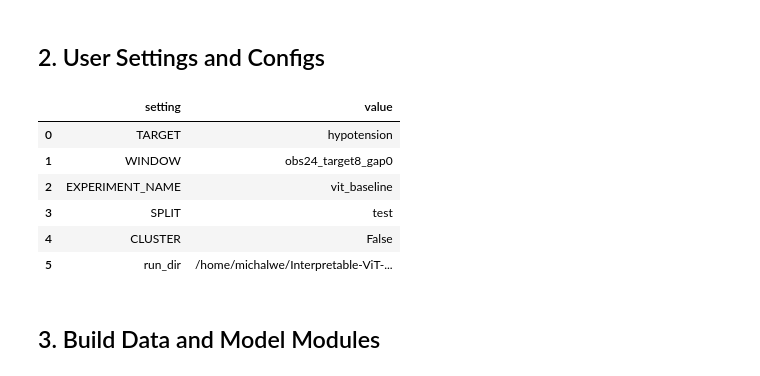
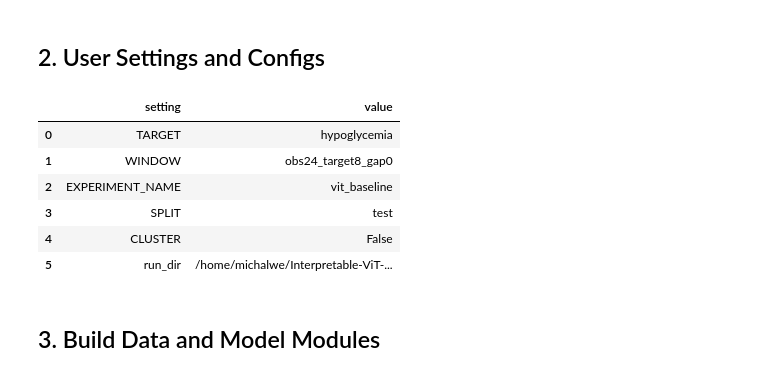
Before and after one commit to MichalWeisman/Interpretable-ViT-for-Timeseries, a Jupyter notebook: notebooks/mimic_targets/unified_mimic_target_workflow.ipynb, the cells around one changed output. Saved outputs shown, nothing was run; the diff lists cells and outputs as text; code cells hidden in the pictures.

```diff
--- a/notebooks/mimic_targets/unified_mimic_target_workflow.ipynb
+++ b/notebooks/mimic_targets/unified_mimic_target_workflow.ipynb
@@ -56,7 +56,7 @@ logger.info("Project root: %s", PROJECT_ROOT)
 # %% [markdown]
 ## 2. User Settings and Configs
 # %%
-TARGET = "hypokalemia"
+TARGET = "hypoglycemia"
 WINDOW = "obs24_target8_gap0"
 EXPERIMENT_NAME = "vit_baseline"
 SPLIT = "test"
@@ -83,34 +83,34 @@ DATA_ROOT = PROJECT_ROOT / "data" / "mimic_targets"
 PROCESSED_ROOT = DATA_ROOT / "processed"
 RUN_ROOT = PROJECT_ROOT / "runs" / "mimic_targets" / EXPERIMENT_NAME
 MIMIC_TARGETS_CONFIG_PATH = PROJECT_ROOT / "configs" / "datasets" / "mimic" / "targets.yaml"
 NORMAL_RANGES_PATH = PROJECT_ROOT / "src" / "interpretable_ts_vit" / "normal_ranges.json"
 
 source_dir = DATA_ROOT / WINDOW / TARGET
 processed_dir = PROCESSED_ROOT / WINDOW / TARGET
 run_dir = RUN_ROOT / WINDOW / TARGET
 clusters_dir = run_dir / "clusters" / SPLIT
 explanations_root = run_dir / "explanations"
 pattern_heatmap_dir = run_dir / "pattern_heatmaps" / SPLIT
 
 required_splits = ["train", "val", SPLIT] if CLUSTER else [SPLIT]
 
 base_data_config = DataConfig(granularity="30min", aggregation="mean", val_fraction=0.2, test_fraction=0.2, random_state=RANDOM_STATE)
 model_config = ModelConfig(patch_size=(1, 4), embed_dim=64, depth=2, num_heads=4, mlp_ratio=2.0, dropout=0.1)
 train_config = TrainConfig(batch_size=16, epochs=10, learning_rate=1e-3, weight_decay=1e-4, device="auto", early_stopping_patience=3, restore_best_model=True, verbose=True)
 explain_config = ExplainConfig(method="grad_attention_rollout", target_class=None, batch_size=16)
 cluster_config = ClusterConfig(feature_mode="autoencoder", method="kmeans", n_clusters=8, autoencoder_latent_dim=16, autoencoder_epochs=50, autoencoder_learning_rate=1e-3, autoencoder_batch_size=32, autoencoder_early_stopping_patience=10, show_values=SHOW_VALUES, use_normal_ranges=USE_NORMAL_RANGES)
 
 pd.DataFrame([
     {"setting": "TARGET", "value": TARGET},
     {"setting": "WINDOW", "value": WINDOW},
     {"setting": "EXPERIMENT_NAME", "value": EXPERIMENT_NAME},
     {"setting": "SPLIT", "value": SPLIT},
     {"setting": "CLUSTER", "value": CLUSTER},
     {"setting": "run_dir", "value": str(run_dir)},
 ])
 # %% [output]
 |  | setting | value |
-| 0 | TARGET | hypotension |
+| 0 | TARGET | hypoglycemia |
 | 1 | WINDOW | obs24_target8_gap0 |
 | 2 | EXPERIMENT_NAME | vit_baseline |
 | 3 | SPLIT | test |
```
Also changed, not shown: parts of 9 cells of this notebook, 1 other file.
